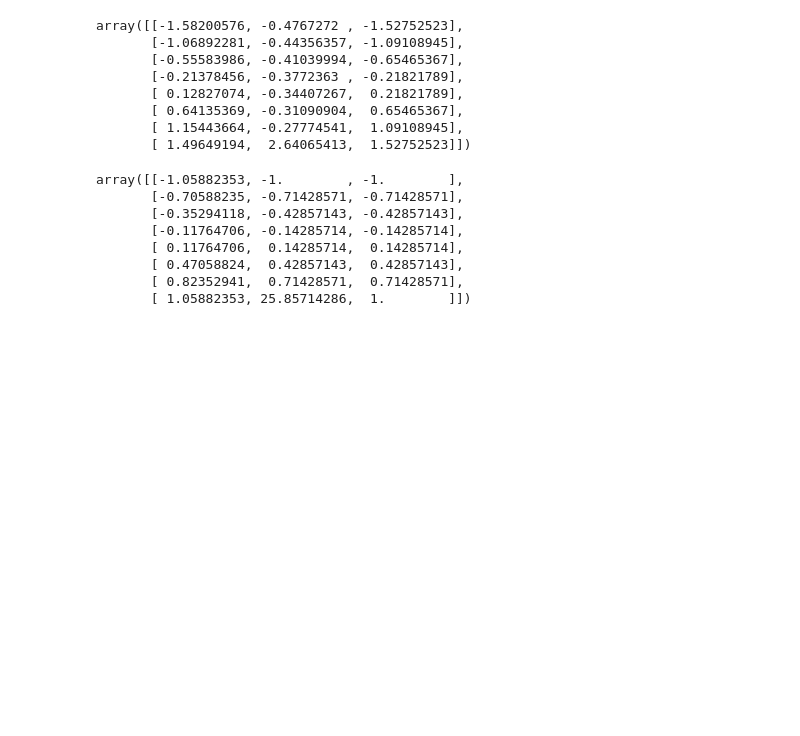
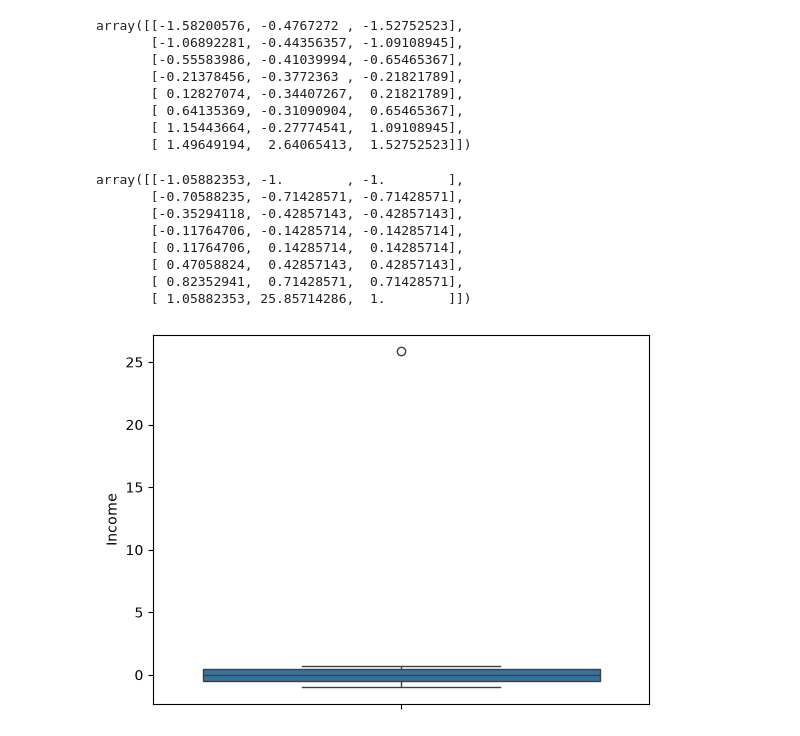
Before and after one commit to adityaraj790391-svg/machine-learning, a Jupyter notebook: Sem 3/encoding.ipynb, the cells around one changed output. Cells and saved outputs as stored; diff of their text form; code cells hidden in the pictures; blank space fills up the shorter version.

```diff
--- a/Sem 3/encoding.ipynb
+++ b/Sem 3/encoding.ipynb
@@ -178,3 +178,16 @@ array([[-1.05882353, -1.        , -1.        ],
        [ 0.47058824,  0.42857143,  0.42857143],
        [ 0.82352941,  0.71428571,  0.71428571],
        [ 1.05882353, 25.85714286,  1.        ]])
+# %%
+df1 = pd.read_csv('scaling_with_outlier_dataset.csv')
+
+scaler = RobustScaler()
+df1_scaled = pd.DataFrame(
+  scaler.fit_transform(df1),
+  columns=df1.columns
+)
+
+sns.boxplot(y=df1_scaled['Income'])
+plt.show()
+# %% [output]
+[figure, added]
```
Also changed, not shown: parts of 2 cells of this notebook.
